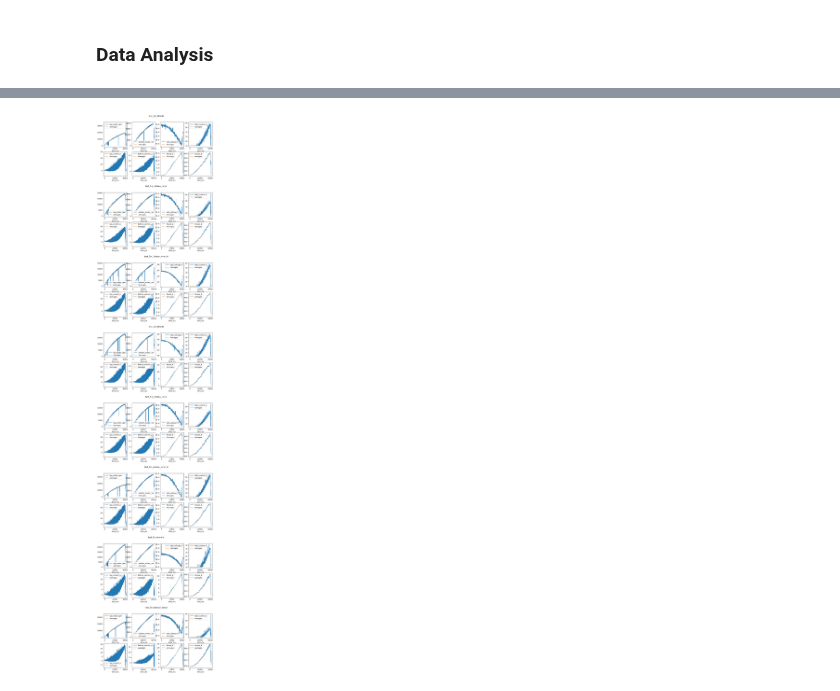
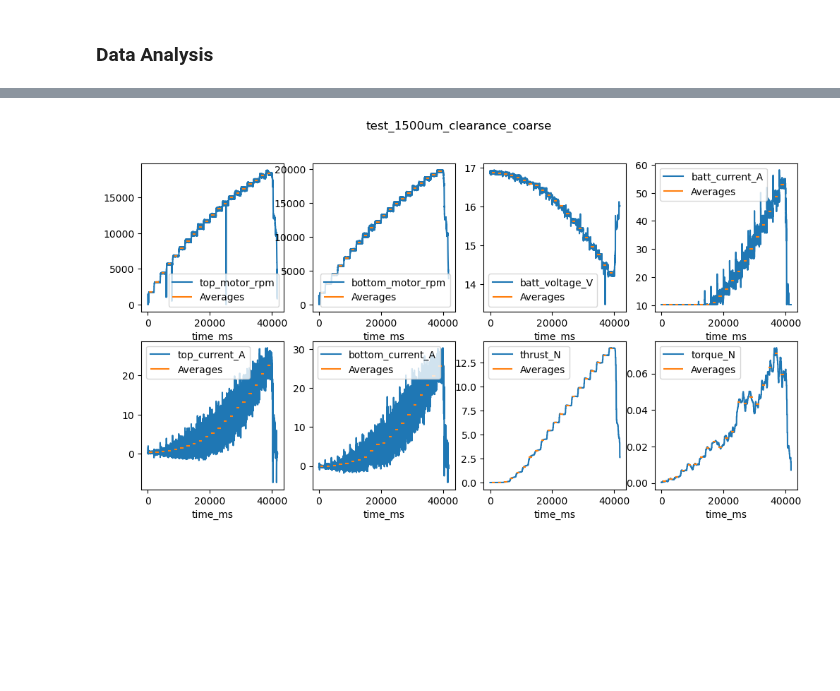
Before and after one commit to gtaharaedmonds/coaxial-drone, a Jupyter notebook: thrust_jig/test_runner/coarse_tip_clearance_experiment_notebook.ipynb, the cells around one changed output, grey strips where cells are left out. Saved outputs shown, nothing was run; the diff lists cells and outputs as text; code cells hidden in the pictures; blank space fills up the shorter version.

Commit message:
setup coarse tip clearance notebook

```diff
--- a/thrust_jig/test_runner/coarse_tip_clearance_experiment_notebook.ipynb
+++ b/thrust_jig/test_runner/coarse_tip_clearance_experiment_notebook.ipynb
@@ -47,7 +47,7 @@ test_directory = Path("../test_data/coarse_tip_clearance/")
 data_dict = {}
 # %%
 data_dict["test_1500um_clearance_coarse"] = test_run(
-    filename=test_directory / "1500um_clearance_coarse.csv", plan=plan
+    filename=test_directory / "test_5in_6blade_1500um.csv", plan=plan
 )
 # %% [output]
 Loading saved data
@@ -153,7 +137,7 @@ df_steps = (
         names=["throttle"],
     )
     .groupby(["test_name", "throttle"])
-    .mean()
+    .agg(["mean", "std"])
 )
 
 df_steps
@@ -175,22 +164,22 @@ df_steps
 # %%
 # Debug plots
 fig = plt.figure(figsize=(12, 6*len(data_dict)))
 subfigs = fig.subfigures(len(data_dict), 1)
 if not isinstance(subfigs, np.ndarray):
     subfigs = np.array([subfigs])
 for subfig, (n, grp) in zip(subfigs, df_all.groupby("test_name")):
     axs = subfig.subplots(2, 4)
     for ax, col in zip(axs.flat, grp):
         grp.reset_index("test_name").plot(ax=ax, y=col)
         ax.hlines(
-            df_steps[col].loc[n],
+            df_steps[col].loc[n]["mean"],
             step_start_times + transient_offset_ms,
             step_start_times + transient_offset_ms + stable_step_duration_ms,
             colors="C1",
             label="Averages",
         )
         ax.legend()
     subfig.suptitle(n)
 # %% [output]
-[figure, old version]
+[figure, new version]
 # %%
```
Also changed, not shown: parts of 13 cells of this notebook, 2 other files.
